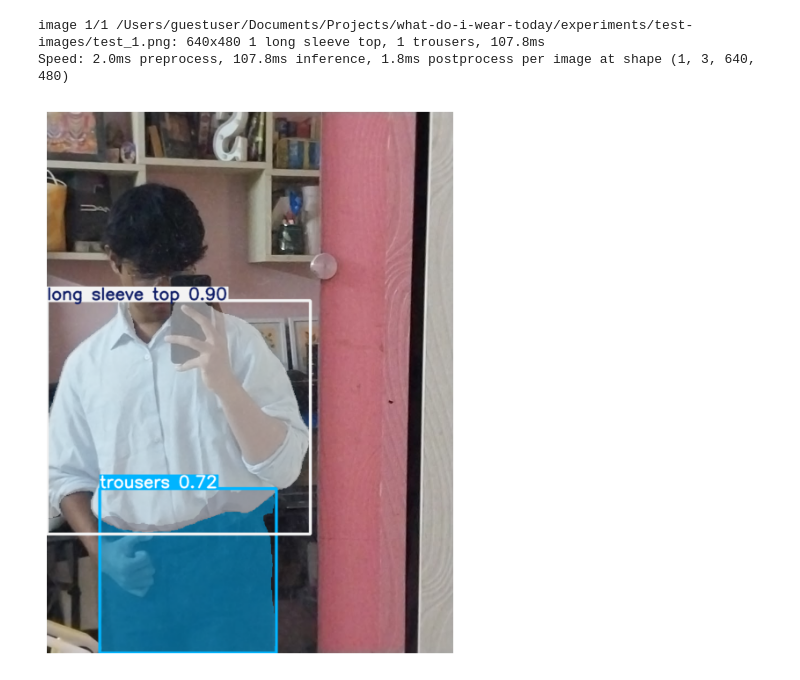
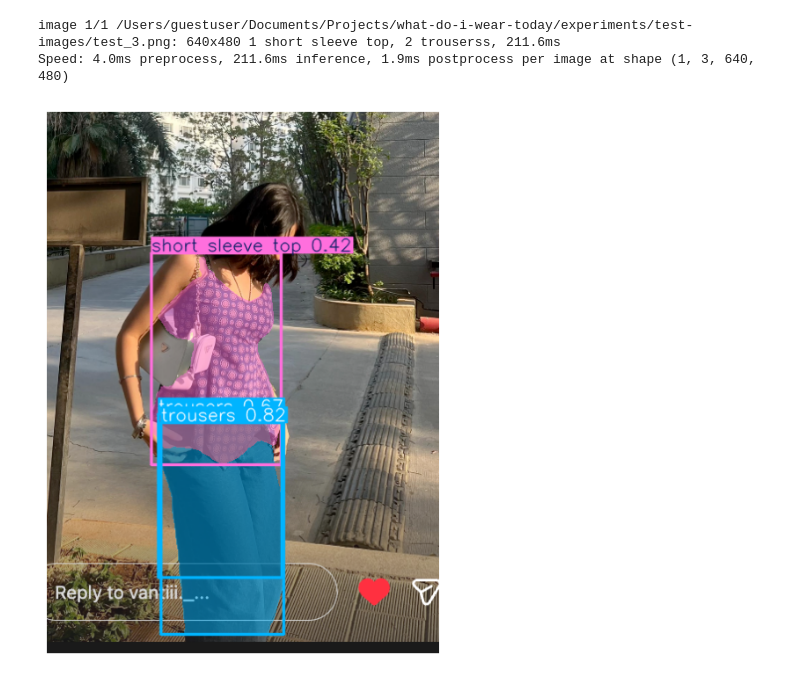
Before and after one commit to fourtysevencode/what-do-i-wear-today, a Jupyter notebook: experiments/inference.ipynb, the cells around one changed output. Drawn from its saved outputs; the diff is of its cells as text; code cells hidden in the pictures.

```diff
--- a/experiments/inference.ipynb
+++ b/experiments/inference.ipynb
@@ -5,22 +5,22 @@ model = YOLO("/Users/guestuser/Documents/Projects/what-do-i-wear-today/models/we
 # %%
 import matplotlib.pyplot as plt
 
-image_path="/Users/guestuser/Documents/Projects/what-do-i-wear-today/experiments/test-images/test_1.png"
+image_path="/Users/guestuser/Documents/Projects/what-do-i-wear-today/experiments/test-images/test_3.png"
 
 # Run inference
 results = model(image_path)
 result = results[0]
 
 # Render predictions and convert BGR to RGB for matplotlib
 annotated_image = result.plot(masks=True, boxes=True, labels=True)
 annotated_image = annotated_image[..., ::-1]
 
 # Display the annotated image
 plt.figure(figsize=(10, 8))
 plt.imshow(annotated_image)
 plt.axis("off")
 plt.show()
 # %% [output]
-image 1/1 /Users/guestuser/Documents/Projects/what-do-i-wear-today/experiments/test-images/test_1.png: 640x480 1 long sleeve top, 1 trousers, 107.8ms
-Speed: 2.0ms preprocess, 107.8ms inference, 1.8ms postprocess per image at shape (1, 3, 640, 480)
+image 1/1 /Users/guestuser/Documents/Projects/what-do-i-wear-today/experiments/test-images/test_3.png: 640x480 1 short sleeve top, 2 trouserss, 211.6ms
+Speed: 4.0ms preprocess, 211.6ms inference, 1.9ms postprocess per image at shape (1, 3, 640, 480)
-[figure, old version]
+[figure, new version]
```
Also changed, not shown: parts of 8 cells of this notebook.
